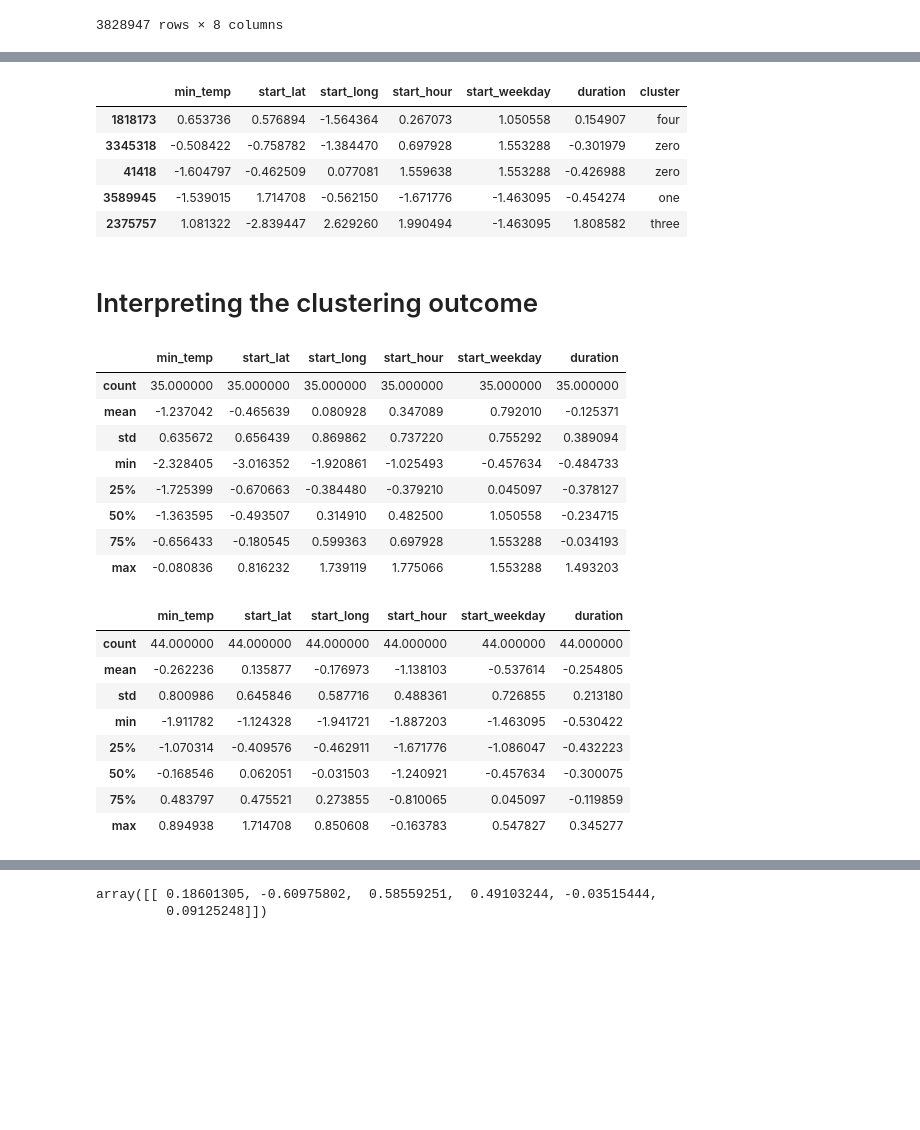
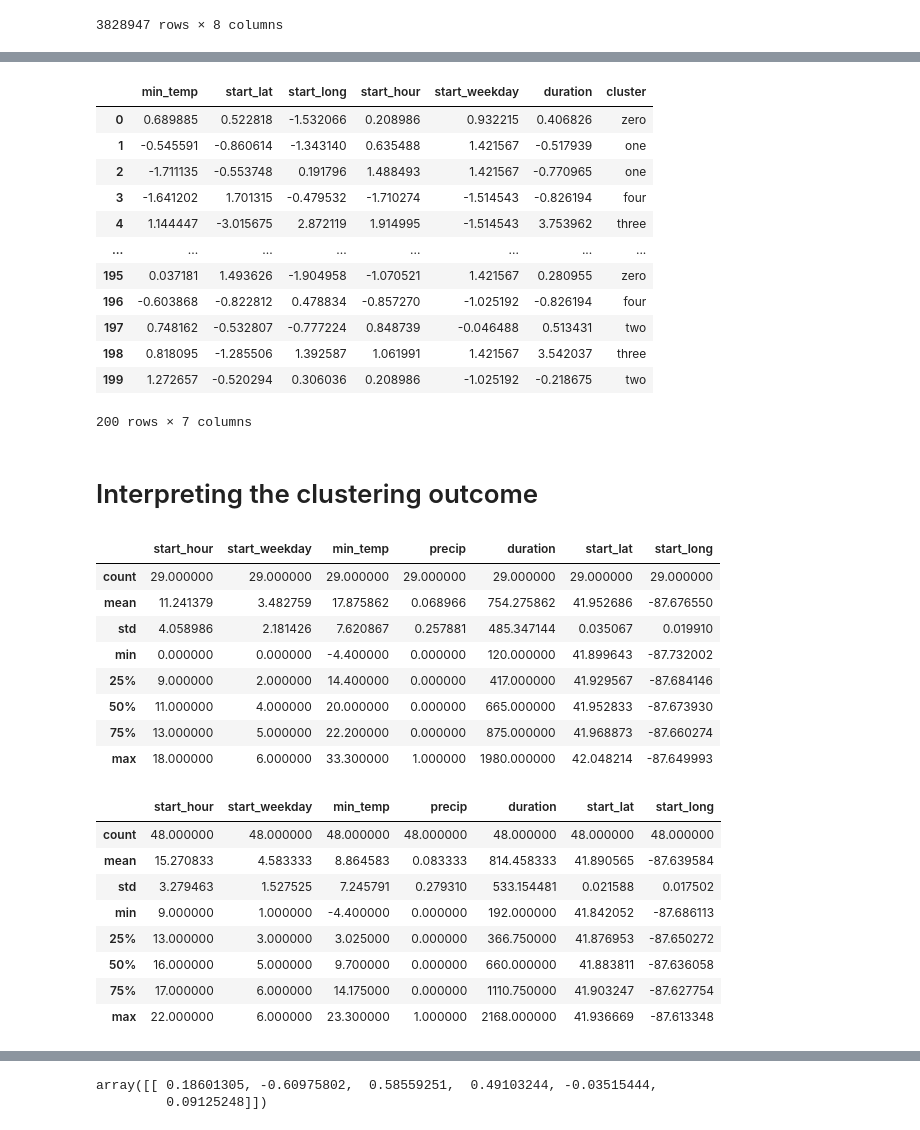
Before and after one commit to agruenb/AA-2022-TEAM-11, a Jupyter notebook: clustering.ipynb, the cells around one changed output, grey strips where cells are left out. Drawn from its saved outputs; the diff is of its cells as text; code cells hidden in the pictures; blank space fills up the shorter version.

```diff
--- a/clustering.ipynb
+++ b/clustering.ipynb
@@ -68,7 +68,7 @@ continuous_cols = ["min_temp", "start_lat", "start_long"]
 ordinal_cols = ["start_hour", "start_weekday", "duration"]
 categorical_cols = ["user_type", "precip"]
 
-bikesharing_relevant.sample(200, random_state=200)
+bikesharing_relevant = bikesharing_relevant.sample(200, random_state=200).reset_index(drop=True)
 ### Scaling all columns that are not categorical
 bikesharing_transformed = pd.DataFrame(StandardScaler().fit_transform(bikesharing_relevant[continuous_cols + ordinal_cols]), columns=bikesharing_relevant[continuous_cols + ordinal_cols].columns)
 bikesharing_transformed
@@ -175,9 +175,17 @@ sns.pairplot(data=bikesharing_sample, hue="cluster")
 # %%
-bikesharing_sample.head()
+bikesharing_sample.sort_index(inplace=True)
+bikesharing_sample
 # %% [output]
 |  | min_temp | start_lat | start_long | start_hour | start_weekday | duration | cluster |
-| 1818173 | 0.653736 | 0.576894 | -1.564364 | 0.267073 | 1.050558 | 0.154907 | four |
-| 3345318 | -0.508422 | -0.758782 | -1.384470 | 0.697928 | 1.553288 | -0.301979 | zero |
-| 41418 | -1.604797 | -0.462509 | 0.077081 | 1.559638 | 1.553288 | -0.426988 | zero |
-| 3589945 | -1.539015 | 1.714708 | -0.562150 | -1.671776 | -1.463095 | -0.454274 | one |
-| 2375757 | 1.081322 | -2.839447 | 2.629260 | 1.990494 | -1.463095 | 1.808582 | three |
+| 0 | 0.689885 | 0.522818 | -1.532066 | 0.208986 | 0.932215 | 0.406826 | zero |
+| 1 | -0.545591 | -0.860614 | -1.343140 | 0.635488 | 1.421567 | -0.517939 | one |
+| 2 | -1.711135 | -0.553748 | 0.191796 | 1.488493 | 1.421567 | -0.770965 | one |
+| 3 | -1.641202 | 1.701315 | -0.479532 | -1.710274 | -1.514543 | -0.826194 | four |
+| 4 | 1.144447 | -3.015675 | 2.872119 | 1.914995 | -1.514543 | 3.753962 | three |
+| ... | ... | ... | ... | ... | ... | ... | ... |
+| 195 | 0.037181 | 1.493626 | -1.904958 | -1.070521 | 1.421567 | 0.280955 | zero |
+| 196 | -0.603868 | -0.822812 | 0.478834 | -0.857270 | -1.025192 | -0.826194 | four |
+| 197 | 0.748162 | -0.532807 | -0.777224 | 0.848739 | -0.046488 | 0.513431 | two |
+| 198 | 0.818095 | -1.285506 | 1.392587 | 1.061991 | 1.421567 | 3.542037 | three |
+| 199 | 1.272657 | -0.520294 | 0.306036 | 0.208986 | -1.025192 | -0.218675 | two |
+200 rows × 7 columns
@@ -185,29 +195,30 @@ bikesharing_sample.head()
 # Interpreting the clustering outcome
 # %%
 ### Looking at cluster "zero"
-bikesharing_sample[bikesharing_sample.values  == "zero"].describe()
+
+bikesharing_relevant[bikesharing_relevant.values  == "zero"].describe()
 # %% [output]
-|  | min_temp | start_lat | start_long | start_hour | start_weekday | duration |
-| count | 35.000000 | 35.000000 | 35.000000 | 35.000000 | 35.000000 | 35.000000 |
-| mean | -1.237042 | -0.465639 | 0.080928 | 0.347089 | 0.792010 | -0.125371 |
-| std | 0.635672 | 0.656439 | 0.869862 | 0.737220 | 0.755292 | 0.389094 |
-| min | -2.328405 | -3.016352 | -1.920861 | -1.025493 | -0.457634 | -0.484733 |
-| 25% | -1.725399 | -0.670663 | -0.384480 | -0.379210 | 0.045097 | -0.378127 |
-| 50% | -1.363595 | -0.493507 | 0.314910 | 0.482500 | 1.050558 | -0.234715 |
-| 75% | -0.656433 | -0.180545 | 0.599363 | 0.697928 | 1.553288 | -0.034193 |
-| max | -0.080836 | 0.816232 | 1.739119 | 1.775066 | 1.553288 | 1.493203 |
+|  | start_hour | start_weekday | min_temp | precip | duration | start_lat | start_long |
+| count | 29.000000 | 29.000000 | 29.000000 | 29.000000 | 29.000000 | 29.000000 | 29.000000 |
+| mean | 11.241379 | 3.482759 | 17.875862 | 0.068966 | 754.275862 | 41.952686 | -87.676550 |
+| std | 4.058986 | 2.181426 | 7.620867 | 0.257881 | 485.347144 | 0.035067 | 0.019910 |
+| min | 0.000000 | 0.000000 | -4.400000 | 0.000000 | 120.000000 | 41.899643 | -87.732002 |
+| 25% | 9.000000 | 2.000000 | 14.400000 | 0.000000 | 417.000000 | 41.929567 | -87.684146 |
+| 50% | 11.000000 | 4.000000 | 20.000000 | 0.000000 | 665.000000 | 41.952833 | -87.673930 |
+| 75% | 13.000000 | 5.000000 | 22.200000 | 0.000000 | 875.000000 | 41.968873 | -87.660274 |
+| max | 18.000000 | 6.000000 | 33.300000 | 1.000000 | 1980.000000 | 42.048214 | -87.649993 |
 # %%
 ### Looking at cluster "one"
-bikesharing_sample[bikesharing_sample.values  == "one"].describe()
+bikesharing_relevant[bikesharing_sample.values  == "one"].describe()
 # %% [output]
-|  | min_temp | start_lat | start_long | start_hour | start_weekday | duration |
-| count | 44.000000 | 44.000000 | 44.000000 | 44.000000 | 44.000000 | 44.000000 |
-| mean | -0.262236 | 0.135877 | -0.176973 | -1.138103 | -0.537614 | -0.254805 |
-| std | 0.800986 | 0.645846 | 0.587716 | 0.488361 | 0.726855 | 0.213180 |
-| min | -1.911782 | -1.124328 | -1.941721 | -1.887203 | -1.463095 | -0.530422 |
-| 25% | -1.070314 | -0.409576 | -0.462911 | -1.671776 | -1.086047 | -0.432223 |
-| 50% | -0.168546 | 0.062051 | -0.031503 | -1.240921 | -0.457634 | -0.300075 |
-| 75% | 0.483797 | 0.475521 | 0.273855 | -0.810065 | 0.045097 | -0.119859 |
-| max | 0.894938 | 1.714708 | 0.850608 | -0.163783 | 0.547827 | 0.345277 |
+|  | start_hour | start_weekday | min_temp | precip | duration | start_lat | start_long |
+| count | 48.000000 | 48.000000 | 48.000000 | 48.000000 | 48.000000 | 48.000000 | 48.000000 |
+| mean | 15.270833 | 4.583333 | 8.864583 | 0.083333 | 814.458333 | 41.890565 | -87.639584 |
+| std | 3.279463 | 1.527525 | 7.245791 | 0.279310 | 533.154481 | 0.021588 | 0.017502 |
+| min | 9.000000 | 1.000000 | -4.400000 | 0.000000 | 192.000000 | 41.842052 | -87.686113 |
+| 25% | 13.000000 | 3.000000 | 3.025000 | 0.000000 | 366.750000 | 41.876953 | -87.650272 |
+| 50% | 16.000000 | 5.000000 | 9.700000 | 0.000000 | 660.000000 | 41.883811 | -87.636058 |
+| 75% | 17.000000 | 6.000000 | 14.175000 | 0.000000 | 1110.750000 | 41.903247 | -87.627754 |
+| max | 22.000000 | 6.000000 | 23.300000 | 1.000000 | 2168.000000 | 41.936669 | -87.613348 |
 # %%
 ### Looking at cluster "two"
```
Also changed, not shown: parts of 13 cells of this notebook, 1 other file.
